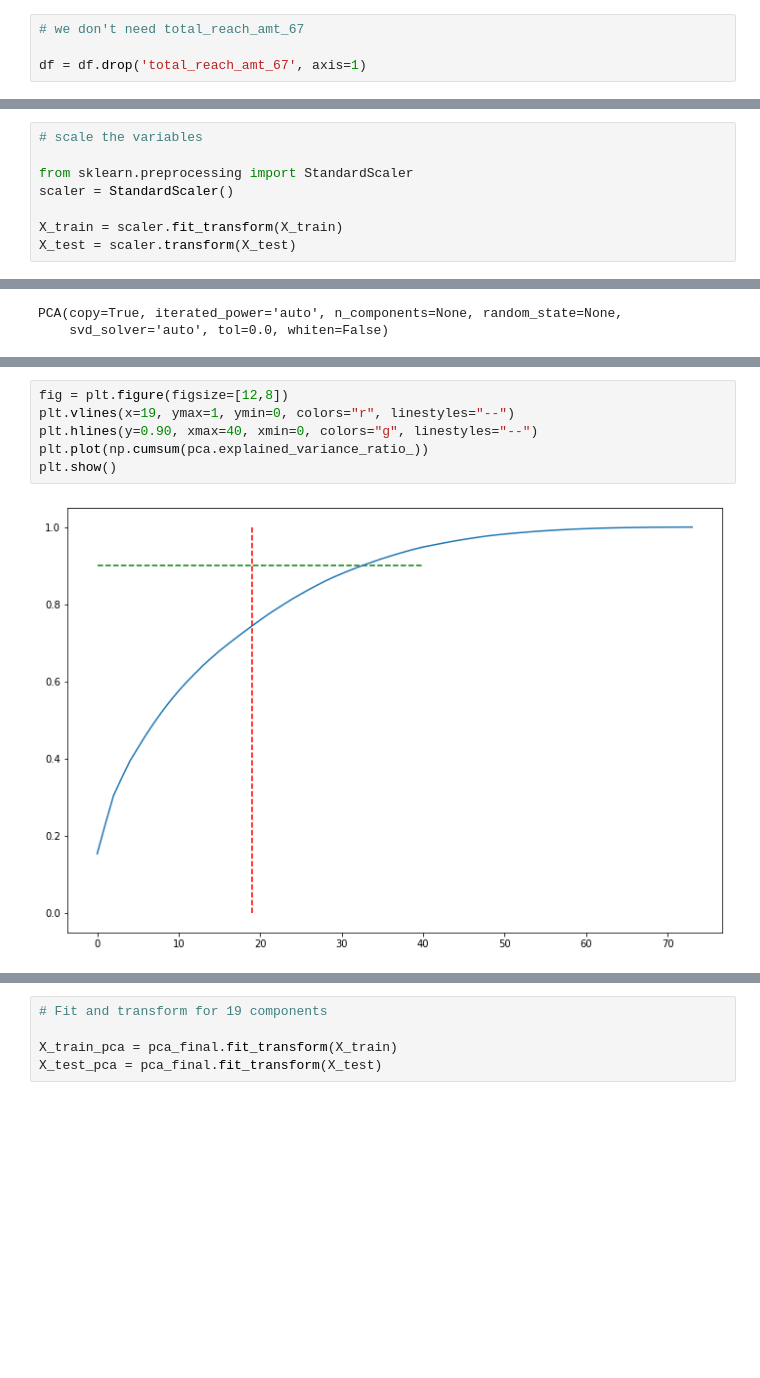
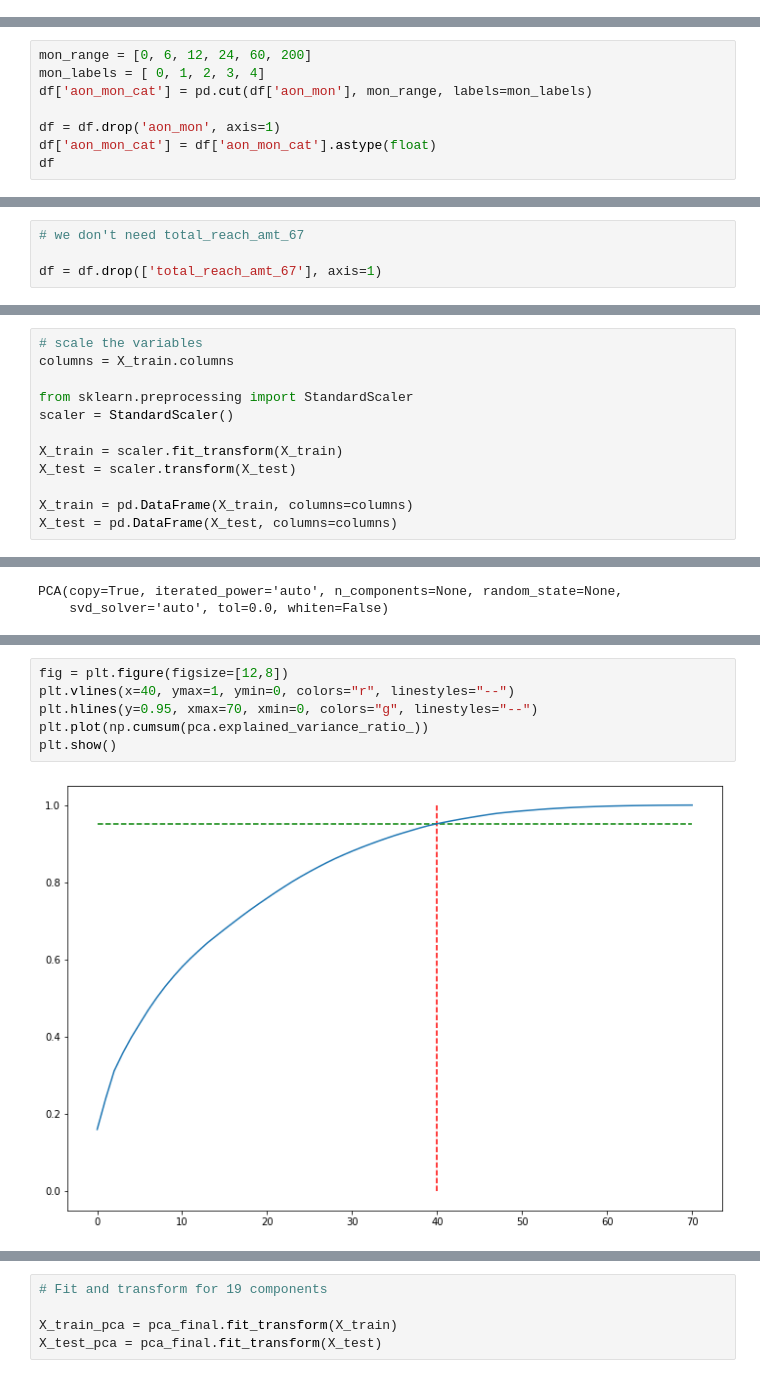
Before and after one commit to adi007me/telecom-churn-case-study, a Jupyter notebook: telecom-churn.ipynb, the cells around one changed output, grey strips where cells are left out. Saved outputs shown, nothing was run; the diff lists cells and outputs as text; blank space fills up the shorter version.

```diff
--- a/telecom-churn.ipynb
+++ b/telecom-churn.ipynb
@@ -628,5 +637 @@ df
-# %%
-# we don't need total_reach_amt_67
-
-df = df.drop('total_reach_amt_67', axis=1)
 # %%
@@ -662,3 +671,11 @@ df['aon_mon']
 99988     10.933333
 99997     15.933333
 Name: aon_mon, Length: 29871, dtype: float64
+# %%
+mon_range = [0, 6, 12, 24, 60, 200]
+mon_labels = [ 0, 1, 2, 3, 4]
+df['aon_mon_cat'] = pd.cut(df['aon_mon'], mon_range, labels=mon_labels)
+
+df = df.drop('aon_mon', axis=1)
+df['aon_mon_cat'] = df['aon_mon_cat'].astype(float)
+df
@@ -664,0 +696,4 @@ Name: aon_mon, Length: 29871, dtype: float64
+# %%
+# we don't need total_reach_amt_67
+
+df = df.drop(['total_reach_amt_67'], axis=1)
@@ -722,12 +753,16 @@ y_train.sum()/len(y_train), y_test.sum()/len(y_test)
 (0.08527428380123392, 0.0846909172059808)
 # %%
 # scale the variables
+columns = X_train.columns
 
 from sklearn.preprocessing import StandardScaler
 scaler = StandardScaler()
 
 X_train = scaler.fit_transform(X_train)
 X_test = scaler.transform(X_test)
+
+X_train = pd.DataFrame(X_train, columns=columns)
+X_test = pd.DataFrame(X_test, columns=columns)
 # %%
 # Lets perform pca
 
@@ -774,11 +809,11 @@ array([0.15351641, 0.23038493, 0.30403897, 0.34962851, 0.393226  ,
 # %%
 fig = plt.figure(figsize=[12,8])
-plt.vlines(x=19, ymax=1, ymin=0, colors="r", linestyles="--")
-plt.hlines(y=0.90, xmax=40, xmin=0, colors="g", linestyles="--")
+plt.vlines(x=40, ymax=1, ymin=0, colors="r", linestyles="--")
+plt.hlines(y=0.95, xmax=70, xmin=0, colors="g", linestyles="--")
 plt.plot(np.cumsum(pca.explained_variance_ratio_))
 plt.show()
 # %% [output]
-[figure, old version]
+[figure, new version]
 # %%
 # 90% variance is explained by 19 components. Lets use these to build model
 
```
Also changed, not shown: parts of 119 cells of this notebook.
